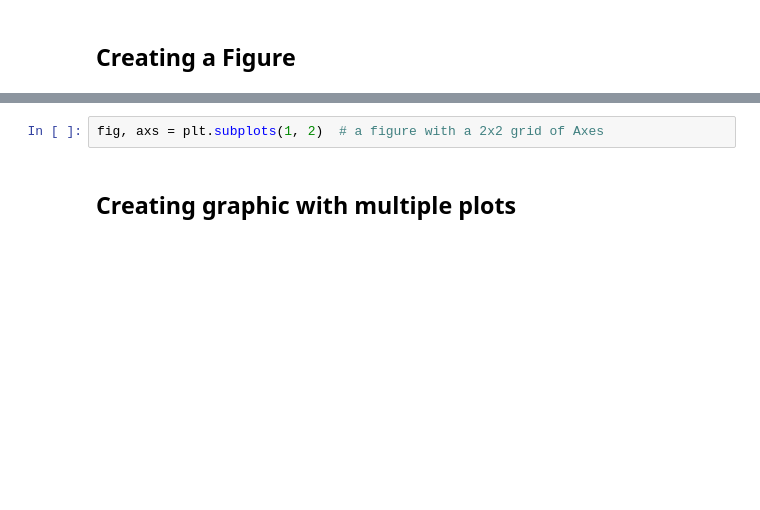
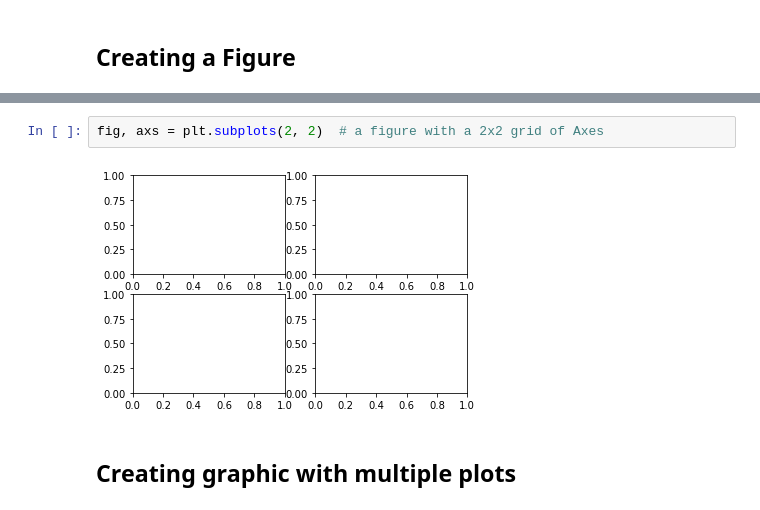
Before and after one commit to jesusossian/mini_python_novamath, a Jupyter notebook: notebooks/matplotlib.ipynb, the cells around one changed output, grey strips where cells are left out. Drawn from its saved outputs; the diff is of its cells as text; blank space fills up the shorter version.

```diff
--- a/notebooks/matplotlib.ipynb
+++ b/notebooks/matplotlib.ipynb
@@ -46,5 +54,7 @@ plt.show()
 # %%
-fig, axs = plt.subplots(1, 2)  # a figure with a 2x2 grid of Axes
+fig, axs = plt.subplots(2, 2)  # a figure with a 2x2 grid of Axes
+# %% [output]
+[figure, added]
 # %% [markdown]
 ## Creating graphic with multiple plots
 # %%
```
Also changed, not shown: parts of 27 cells of this notebook, 4 other files.
